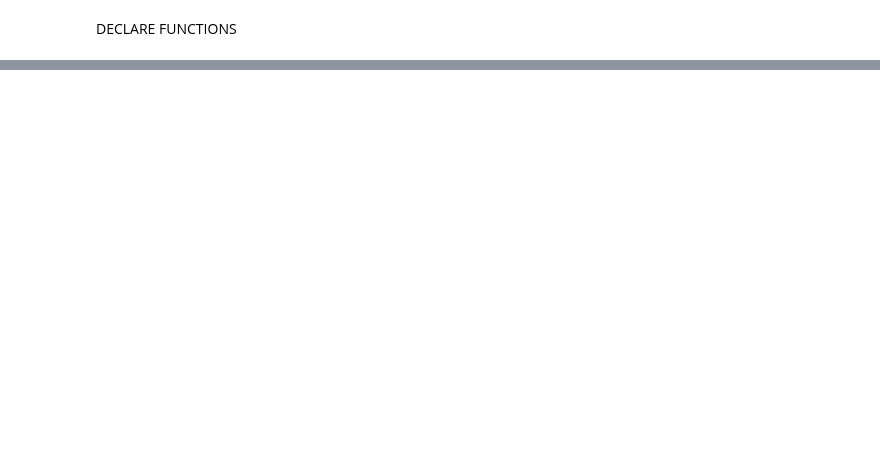
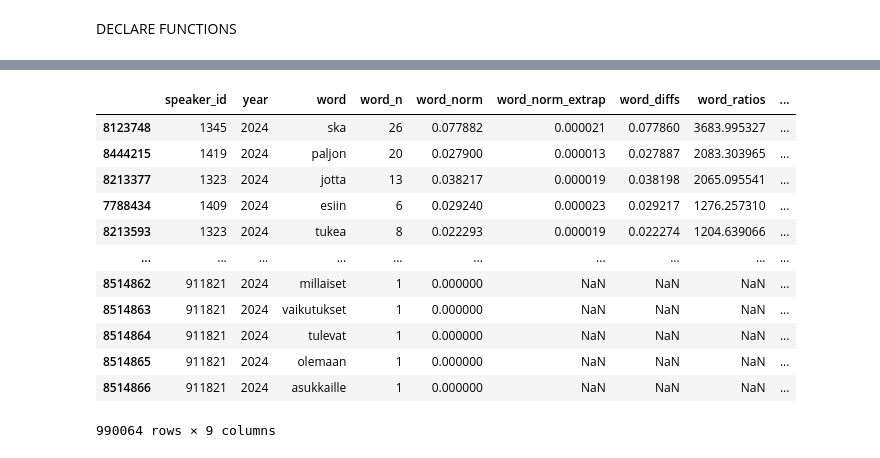
Before and after one commit to oarajala/ParliamentSampo_GenAI_detection, a Jupyter notebook: project/03c_analysis_all_persons.ipynb, the cells around one changed output, grey strips where cells are left out. Saved outputs shown, nothing was run; the diff lists cells and outputs as text; code cells hidden in the pictures; blank space fills up the shorter version.

```diff
--- a/project/03c_analysis_all_persons.ipynb
+++ b/project/03c_analysis_all_persons.ipynb
@@ -876,0 +951,16 @@ plot_this[['year','n']].loc[plot_this['class']=='etunimi']
+# %%
+df_speaker_words_year_nl[df_speaker_words_year_nl['year']==2024].sort_values(by='word_ratios', ascending=False)
+# %% [output]
+|  | speaker_id | year | word | word_n | word_norm | word_norm_extrap | word_diffs | word_ratios | ... |
+| 8123748 | 1345 | 2024 | ska | 26 | 0.077882 | 0.000021 | 0.077860 | 3683.995327 | ... |
+| 8444215 | 1419 | 2024 | paljon | 20 | 0.027900 | 0.000013 | 0.027887 | 2083.303965 | ... |
+| 8213377 | 1323 | 2024 | jotta | 13 | 0.038217 | 0.000019 | 0.038198 | 2065.095541 | ... |
+| 7788434 | 1409 | 2024 | esiin | 6 | 0.029240 | 0.000023 | 0.029217 | 1276.257310 | ... |
+| 8213593 | 1323 | 2024 | tukea | 8 | 0.022293 | 0.000019 | 0.022274 | 1204.639066 | ... |
+| ... | ... | ... | ... | ... | ... | ... | ... | ... | ... |
+| 8514862 | 911821 | 2024 | millaiset | 1 | 0.000000 | NaN | NaN | NaN | ... |
+| 8514863 | 911821 | 2024 | vaikutukset | 1 | 0.000000 | NaN | NaN | NaN | ... |
+| 8514864 | 911821 | 2024 | tulevat | 1 | 0.000000 | NaN | NaN | NaN | ... |
+| 8514865 | 911821 | 2024 | olemaan | 1 | 0.000000 | NaN | NaN | NaN | ... |
+| 8514866 | 911821 | 2024 | asukkaille | 1 | 0.000000 | NaN | NaN | NaN | ... |
+990064 rows × 9 columns
```
Also changed, not shown: parts of 19 cells of this notebook.
